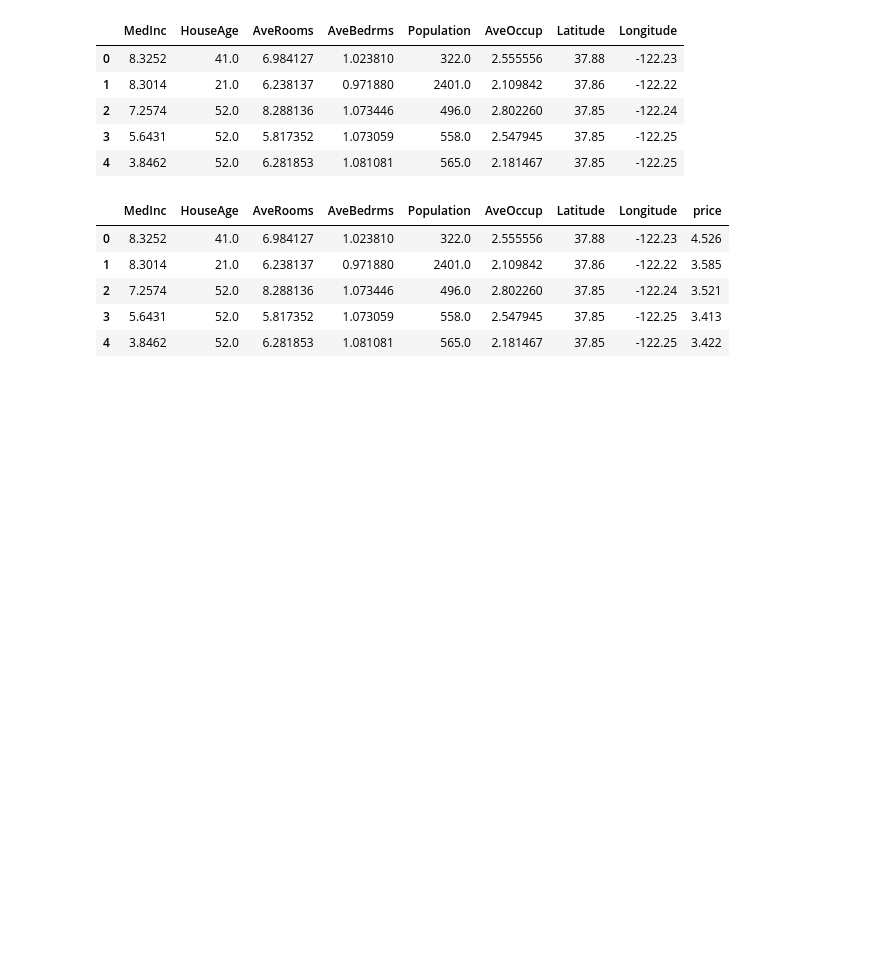
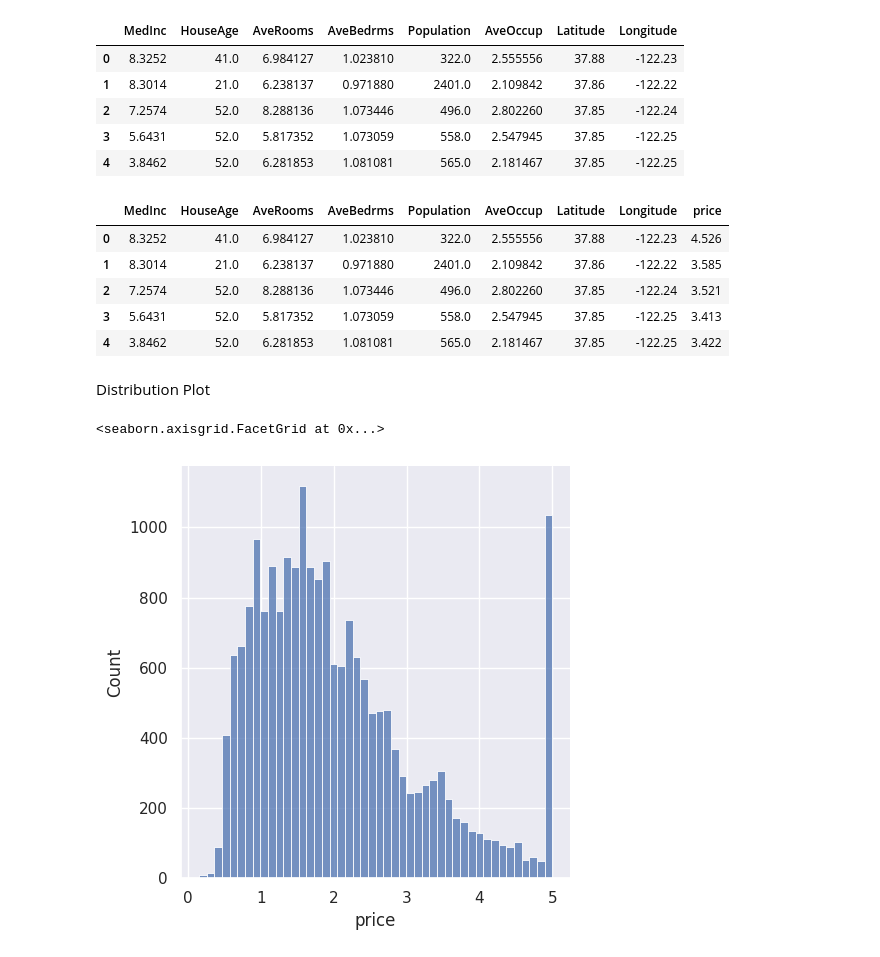
Before and after one commit to officialaryansingh/Seaborn_learning, a Jupyter notebook: Seaborn_Fundamentals.ipynb, the cells around one changed output. Saved outputs shown, nothing was run; the diff lists cells and outputs as text; code cells hidden in the pictures; blank space fills up the shorter version.

```diff
--- a/Seaborn_Fundamentals.ipynb
+++ b/Seaborn_Fundamentals.ipynb
@@ -134,3 +134,10 @@ house.head()
 | 2 | 7.2574 | 52.0 | 8.288136 | 1.073446 | 496.0 | 2.802260 | 37.85 | -122.24 | 3.521 |
 | 3 | 5.6431 | 52.0 | 5.817352 | 1.073059 | 558.0 | 2.547945 | 37.85 | -122.25 | 3.413 |
 | 4 | 3.8462 | 52.0 | 6.281853 | 1.081081 | 565.0 | 2.181467 | 37.85 | -122.25 | 3.422 |
+# %% [markdown]
+Distribution Plot
+# %%
+sns.displot(house['price'])
+# %% [output]
+<seaborn.axisgrid.FacetGrid at 0x...>
+[figure, added]
```
